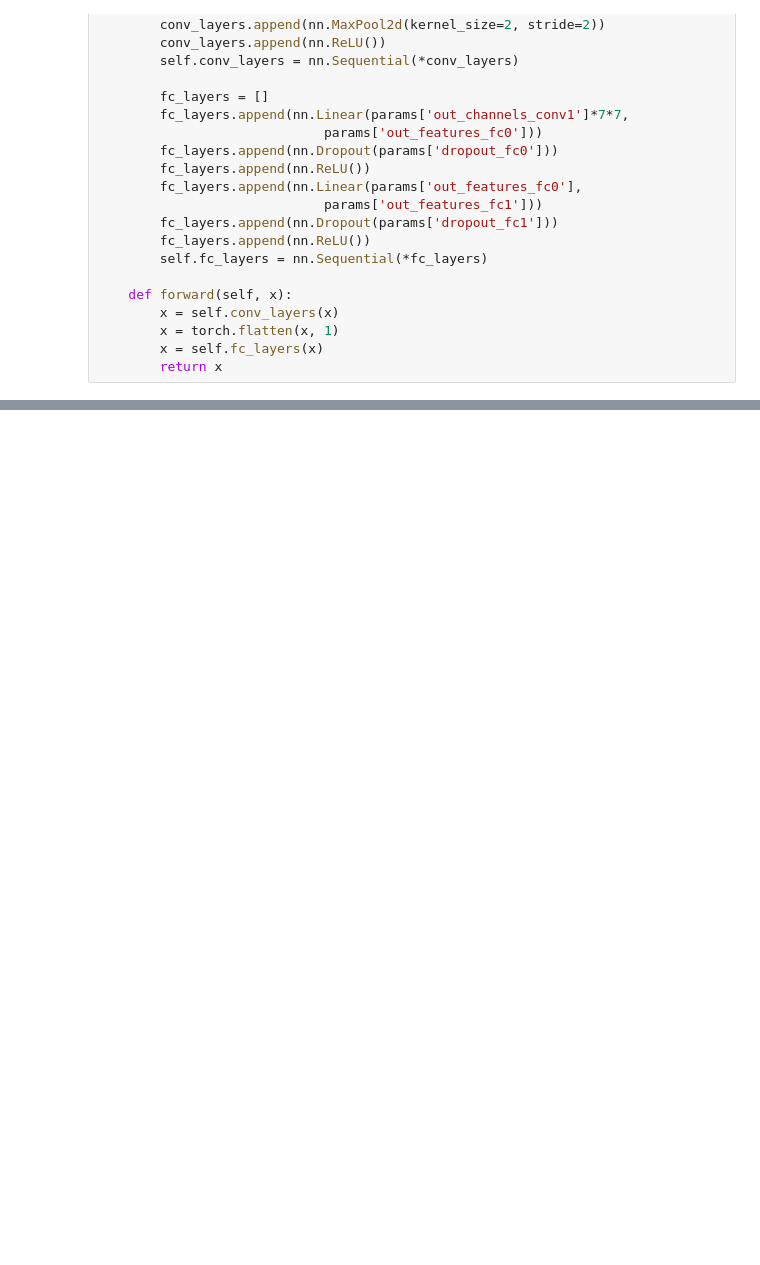
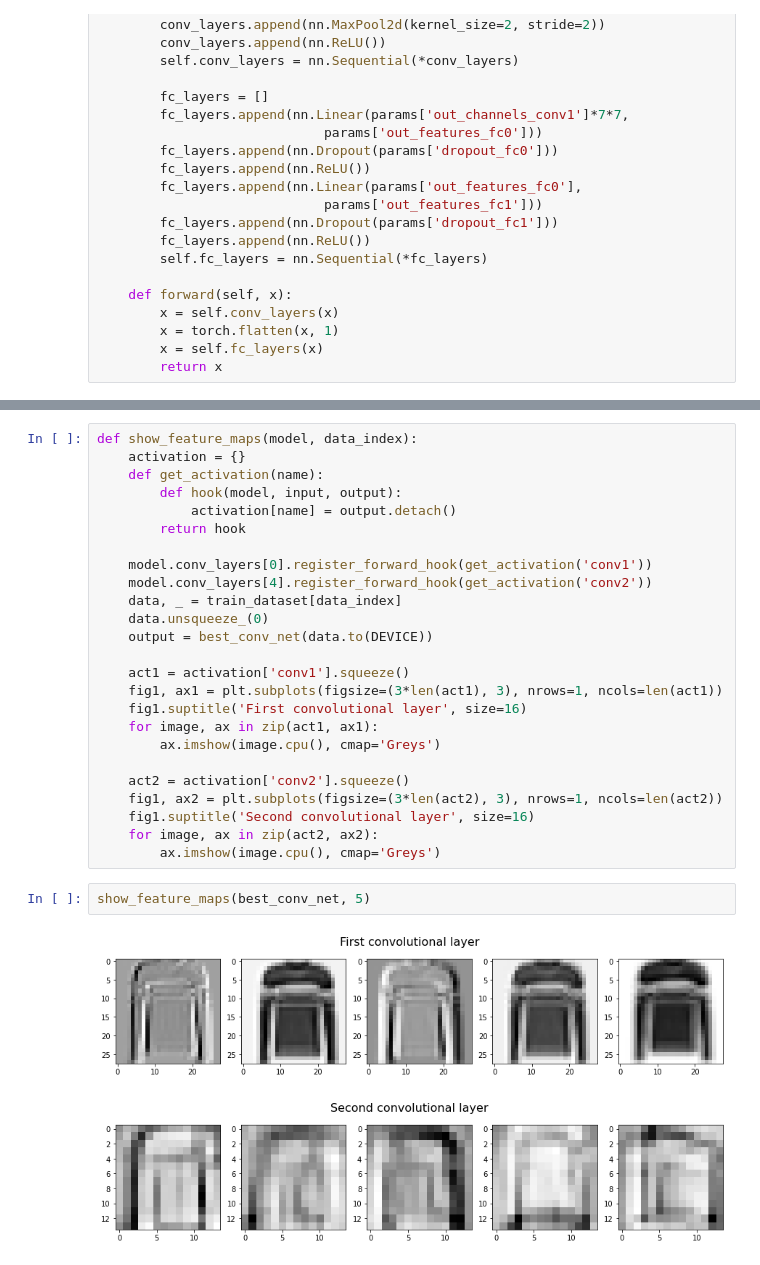
Before and after one commit to rossetl/NNDL, a Jupyter notebook: Homework 1/Classification_task_Rosset_Lorenzo.ipynb, the cells around one changed output, grey strips where cells are left out. Saved outputs shown, nothing was run; the diff lists cells and outputs as text; blank space fills up the shorter version.

```diff
--- a/Homework 1/Classification_task_Rosset_Lorenzo.ipynb
+++ b/Homework 1/Classification_task_Rosset_Lorenzo.ipynb
@@ -542,0 +662,30 @@ Accuracy over the test set: 77.800
+# %%
+def show_feature_maps(model, data_index):
+    activation = {}
+    def get_activation(name):
+        def hook(model, input, output):
+            activation[name] = output.detach()
+        return hook
+
+    model.conv_layers[0].register_forward_hook(get_activation('conv1'))
+    model.conv_layers[4].register_forward_hook(get_activation('conv2'))
+    data, _ = train_dataset[data_index]
+    data.unsqueeze_(0)
+    output = best_conv_net(data.to(DEVICE))
+
+    act1 = activation['conv1'].squeeze()
+    fig1, ax1 = plt.subplots(figsize=(3*len(act1), 3), nrows=1, ncols=len(act1))
+    fig1.suptitle('First convolutional layer', size=16)
+    for image, ax in zip(act1, ax1):
+        ax.imshow(image.cpu(), cmap='Greys')
+
+    act2 = activation['conv2'].squeeze()
+    fig1, ax2 = plt.subplots(figsize=(3*len(act2), 3), nrows=1, ncols=len(act2))
+    fig1.suptitle('Second convolutional layer', size=16)
+    for image, ax in zip(act2, ax2):
+        ax.imshow(image.cpu(), cmap='Greys')
+# %%
+show_feature_maps(best_conv_net, 5)
+# %% [output]
+[figure, added]
+[figure, added]
```
Also changed, not shown: parts of 13 cells of this notebook.
